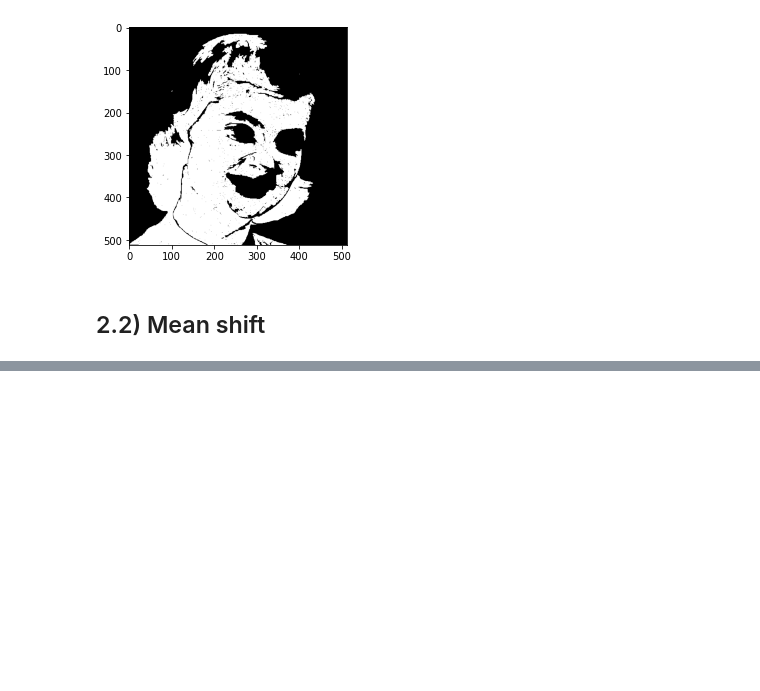
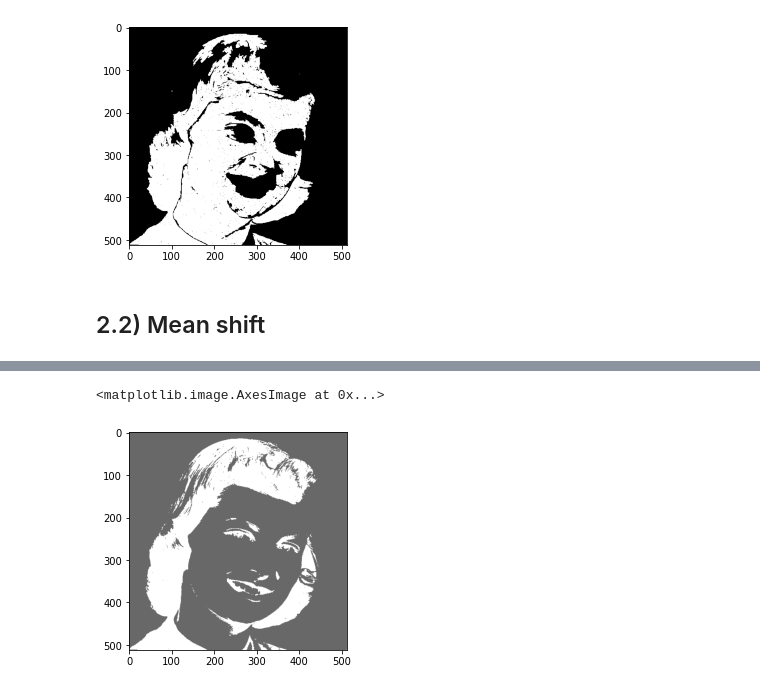
Before and after one commit to jmcsuite/AgentesInteligentes_Up2022, a Jupyter notebook: Trabajo1_0226259_0226154/codigo/main.ipynb, the cells around one changed output, grey strips where cells are left out. Saved outputs shown, nothing was run; the diff lists cells and outputs as text; code cells hidden in the pictures; blank space fills up the shorter version.

```diff
--- a/Trabajo1_0226259_0226154/codigo/main.ipynb
+++ b/Trabajo1_0226259_0226154/codigo/main.ipynb
@@ -423,0 +482,14 @@ ax[0].scatter(inputMeanShift, np.ones(len(inputMeanShift))*7000)
+# %%
+imgDistance15 = np.array(img)
+for i, a in enumerate(imgDistance15):
+    for j, b in enumerate(a):
+        b= b[0]
+        b = inputMeanShift[b]
+        imgDistance15[i][j] = category_colors[uniqueDict[b], 0:3]*255
+        #imgDistance15[i][j] = [b, 0, 0]
+        #print(uniqueDict[b])
+
+plt.imshow(imgDistance15)
+# %% [output]
+<matplotlib.image.AxesImage at 0x...>
+[figure, added]
```
Also changed, not shown: parts of 8 cells of this notebook.
